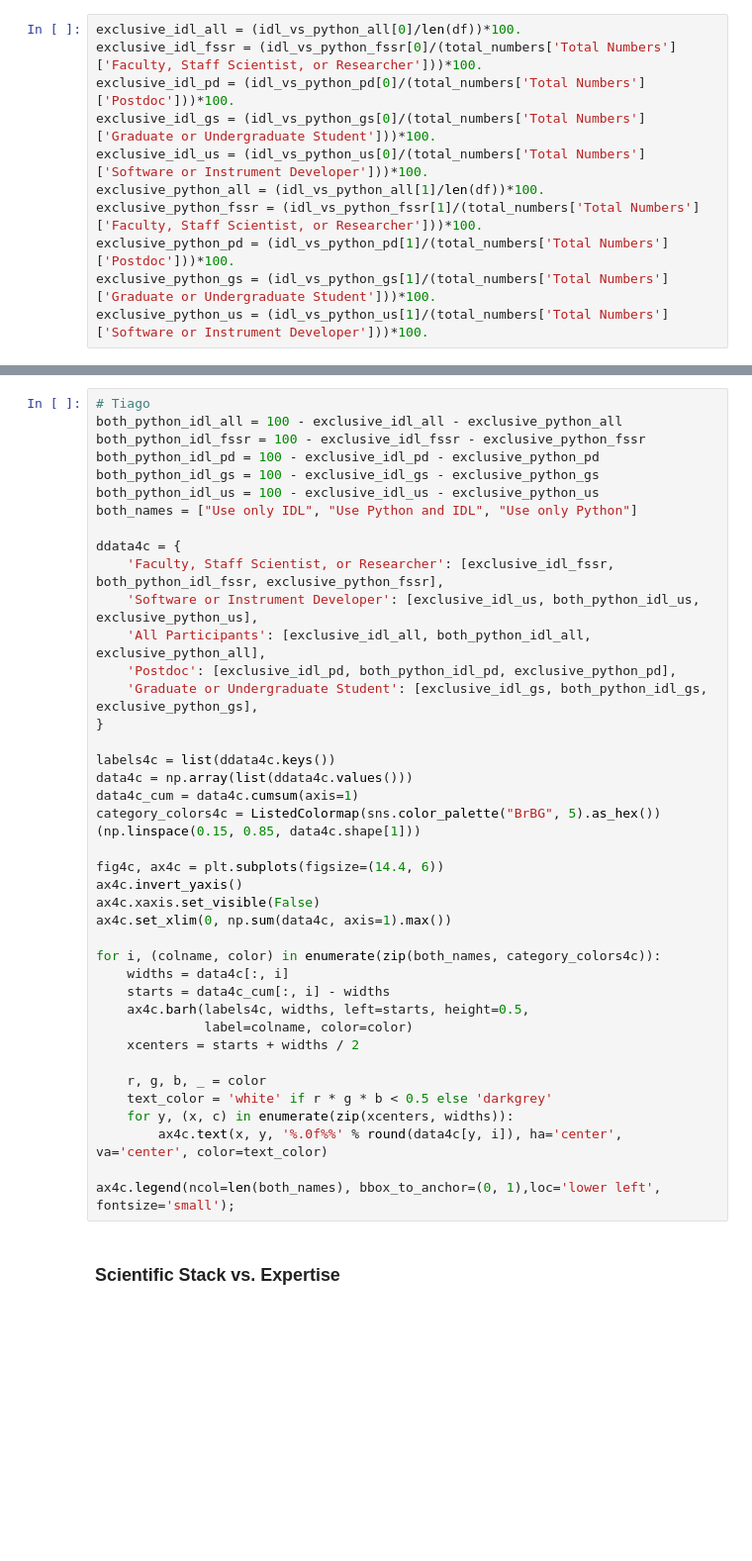
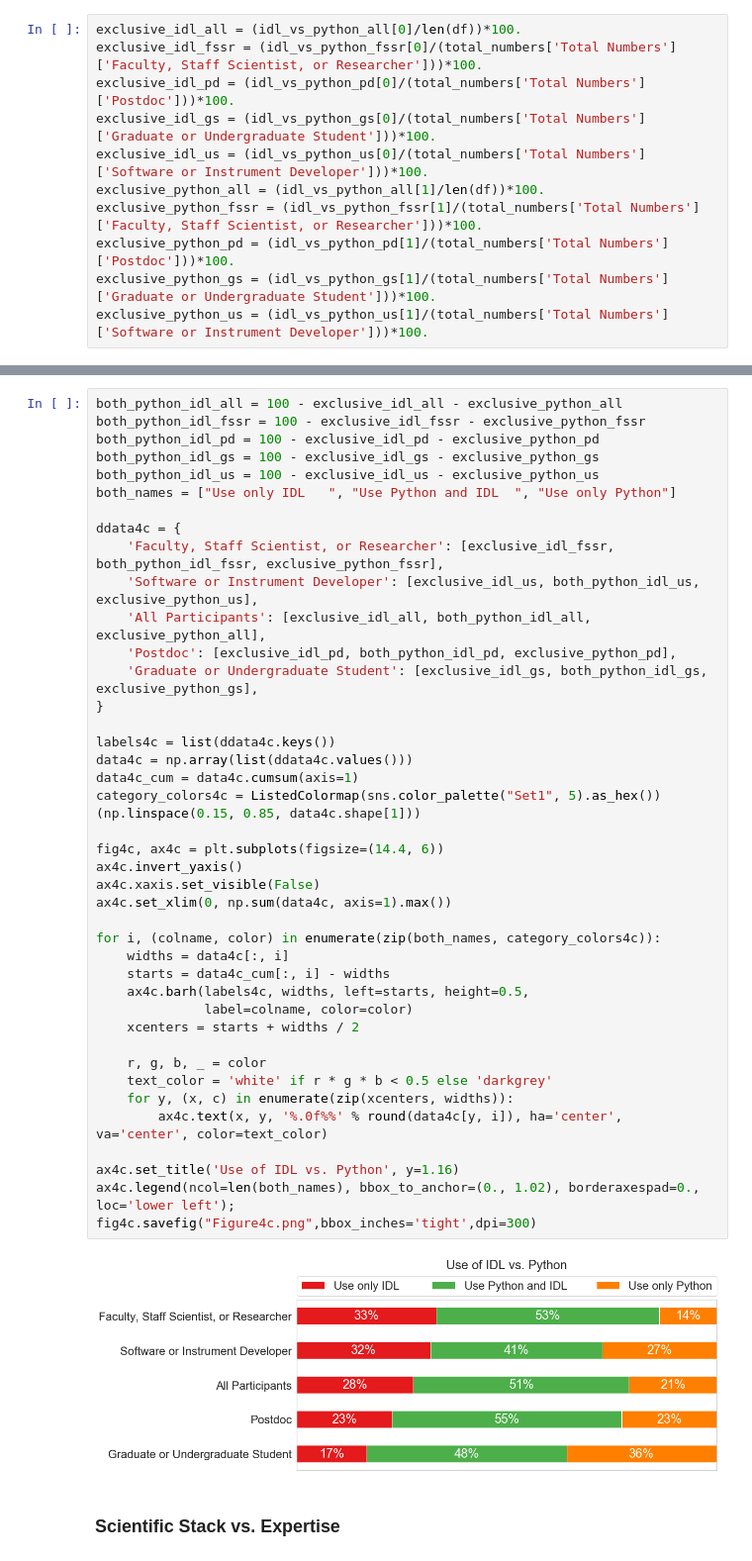
Before and after one commit to sunpy/survey, a Jupyter notebook: 2019_survey/computational_tools_in_solar_physics.ipynb, the cells around one changed output, grey strips where cells are left out. Shown at 99% size. Saved outputs shown, nothing was run; the diff lists cells and outputs as text; blank space fills up the shorter version.

```diff
--- a/2019_survey/computational_tools_in_solar_physics.ipynb
+++ b/2019_survey/computational_tools_in_solar_physics.ipynb
@@ -917,43 +900,46 @@ fig4b.figure.savefig("Figure4b.png",bbox_inches='tight',dpi=300)
 # %%
-# Tiago
 both_python_idl_all = 100 - exclusive_idl_all - exclusive_python_all
 both_python_idl_fssr = 100 - exclusive_idl_fssr - exclusive_python_fssr
 both_python_idl_pd = 100 - exclusive_idl_pd - exclusive_python_pd
 both_python_idl_gs = 100 - exclusive_idl_gs - exclusive_python_gs
 both_python_idl_us = 100 - exclusive_idl_us - exclusive_python_us
-both_names = ["Use only IDL", "Use Python and IDL", "Use only Python"]
+both_names = ["Use only IDL   ", "Use Python and IDL  ", "Use only Python"]
 
 ddata4c = {
     'Faculty, Staff Scientist, or Researcher': [exclusive_idl_fssr, both_python_idl_fssr, exclusive_python_fssr],
     'Software or Instrument Developer': [exclusive_idl_us, both_python_idl_us, exclusive_python_us],
     'All Participants': [exclusive_idl_all, both_python_idl_all, exclusive_python_all],
     'Postdoc': [exclusive_idl_pd, both_python_idl_pd, exclusive_python_pd],
     'Graduate or Undergraduate Student': [exclusive_idl_gs, both_python_idl_gs, exclusive_python_gs],
 }
 
 labels4c = list(ddata4c.keys())
 data4c = np.array(list(ddata4c.values()))
 data4c_cum = data4c.cumsum(axis=1)
-category_colors4c = ListedColormap(sns.color_palette("BrBG", 5).as_hex())(np.linspace(0.15, 0.85, data4c.shape[1]))
+category_colors4c = ListedColormap(sns.color_palette("Set1", 5).as_hex())(np.linspace(0.15, 0.85, data4c.shape[1]))
 
 fig4c, ax4c = plt.subplots(figsize=(14.4, 6))
 ax4c.invert_yaxis()
 ax4c.xaxis.set_visible(False)
 ax4c.set_xlim(0, np.sum(data4c, axis=1).max())
 
 for i, (colname, color) in enumerate(zip(both_names, category_colors4c)):
     widths = data4c[:, i]
     starts = data4c_cum[:, i] - widths
     ax4c.barh(labels4c, widths, left=starts, height=0.5,
               label=colname, color=color)
     xcenters = starts + widths / 2
 
     r, g, b, _ = color
     text_color = 'white' if r * g * b < 0.5 else 'darkgrey'
     for y, (x, c) in enumerate(zip(xcenters, widths)):
         ax4c.text(x, y, '%.0f%%' % round(data4c[y, i]), ha='center', va='center', color=text_color)
 
-ax4c.legend(ncol=len(both_names), bbox_to_anchor=(0, 1),loc='lower left', fontsize='small');
+ax4c.set_title('Use of IDL vs. Python', y=1.16)
+ax4c.legend(ncol=len(both_names), bbox_to_anchor=(0., 1.02), borderaxespad=0., loc='lower left');
+fig4c.savefig("Figure4c.png",bbox_inches='tight',dpi=300)
+# %% [output]
+[figure, added]
 # %% [markdown]
 ### Scientific Stack vs. Expertise
 # %%
```
Also changed, not shown: parts of 11 cells of this notebook.
